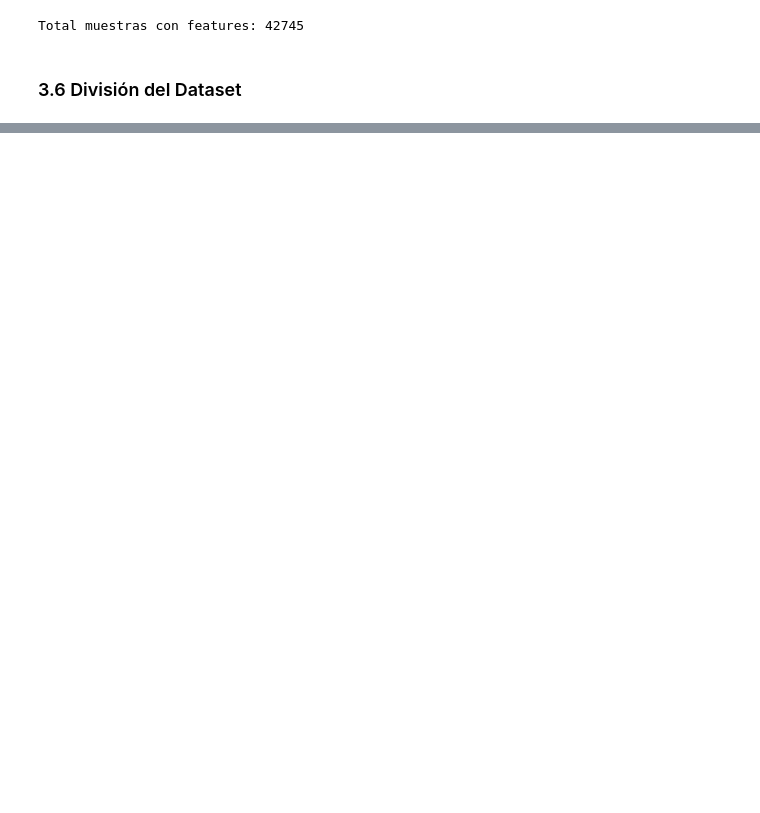
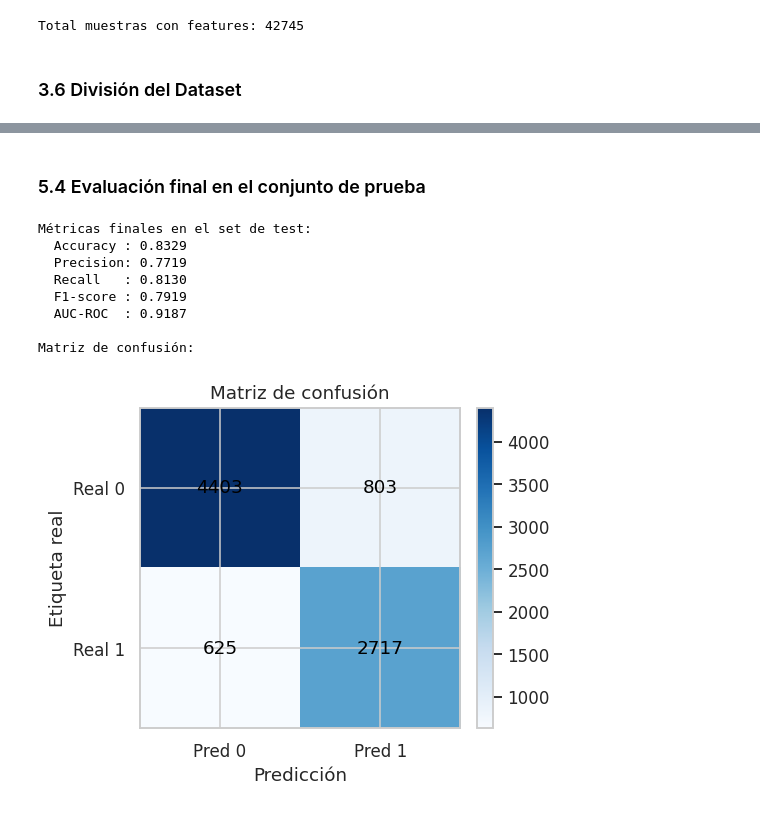
Before and after one commit to luis-nav/knn_kabre_jobs, a Jupyter notebook: kabre_jobs_xai.ipynb, the cells around one changed output, grey strips where cells are left out. Drawn from its saved outputs; the diff is of its cells as text; code cells hidden in the pictures; blank space fills up the shorter version.

```diff
--- a/kabre_jobs_xai.ipynb
+++ b/kabre_jobs_xai.ipynb
@@ -715,0 +1355,53 @@ X_test = scaler.transform(X_test)
+# %% [markdown]
+### 5.4 Evaluación final en el conjunto de prueba
+# %%
+kNN_final = KNNClassifier(k=10, metric="euclidean", weighted=False)
+kNN_final.fit(X_train, y_train)
+final_predictions = kNN_final.predict(X_test)
+final_probas = kNN_final.predict_proba(X_test)
+cm = confusion_matrix(y_test, final_predictions)
+acc = accuracy(y_test, final_predictions)
+prec = precision(cm)
+rec = recall(cm)
+f1 = f1_score(cm)
+auc = roc_auc(y_test, [p.get(1, 0.0) for p in final_probas])
+print("Métricas finales en el set de test:")
+print(f"  Accuracy : {acc:.4f}")
+print(f"  Precision: {prec:.4f}")
+print(f"  Recall   : {rec:.4f}")
+print(f"  F1-score : {f1:.4f}")
+print(f"  AUC-ROC  : {auc:.4f}")
+print("\nMatriz de confusión:")
+cm_array = np.array([
+    [cm["TN"], cm["FP"]],
+    [cm["FN"], cm["TP"]]
+])
+
+fig, ax = plt.subplots(figsize=(5, 4))
+im = ax.imshow(cm_array, cmap="Blues")
+
+for i in range(cm_array.shape[0]):
+    for j in range(cm_array.shape[1]):
+        ax.text(j, i, f"{cm_array[i, j]}", ha="center", va="center", color="black")
+
+ax.set_xticks([0, 1])
+ax.set_yticks([0, 1])
+ax.set_xticklabels(["Pred 0", "Pred 1"])
+ax.set_yticklabels(["Real 0", "Real 1"])
+ax.set_xlabel("Predicción")
+ax.set_ylabel("Etiqueta real")
+ax.set_title("Matriz de confusión")
+
+fig.colorbar(im, ax=ax, fraction=0.046, pad=0.04)
+plt.tight_layout()
+plt.show()
+# %% [output]
+Métricas finales en el set de test:
+  Accuracy : 0.8329
+  Precision: 0.7719
+  Recall   : 0.8130
+  F1-score : 0.7919
+  AUC-ROC  : 0.9187
+
+Matriz de confusión:
+[figure, added]
```
Also changed, not shown: parts of 50 cells of this notebook.
